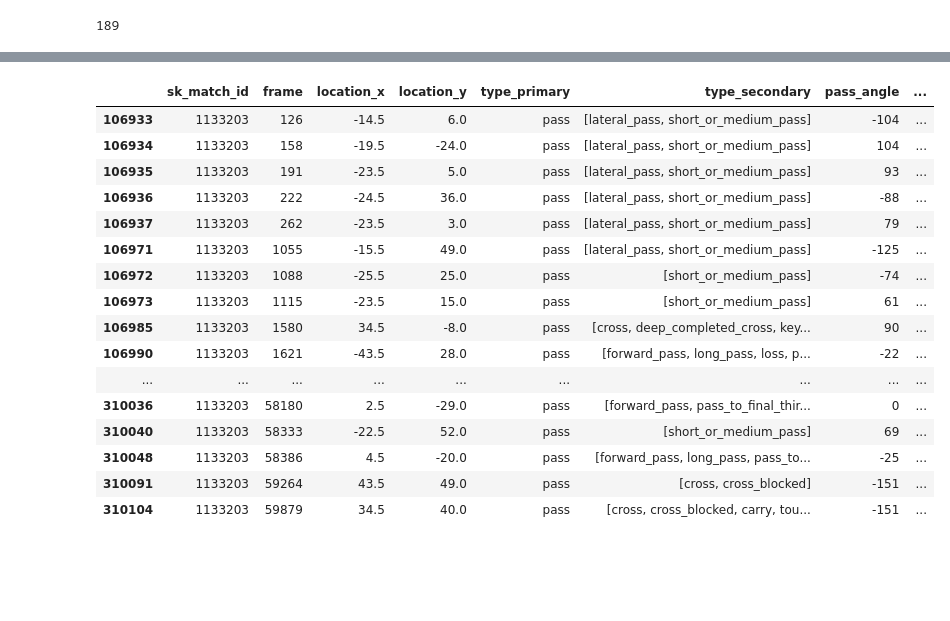
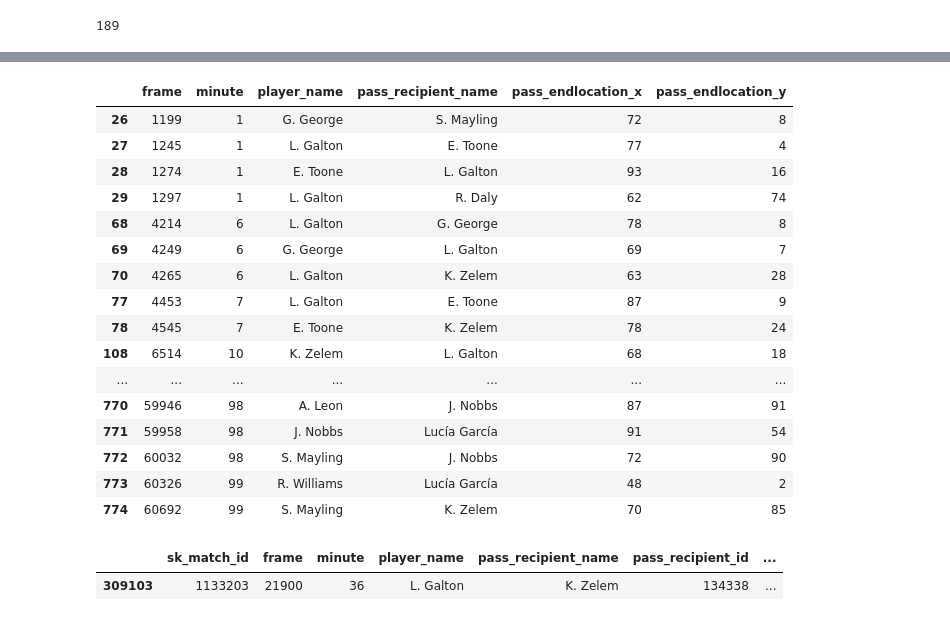
Before and after one commit to lorihe/ASI, a Jupyter notebook: segments.ipynb, the cells around one changed output, grey strips where cells are left out. Cells and saved outputs as stored; diff of their text form; code cells hidden in the pictures; blank space fills up the shorter version.

```diff
--- a/segments.ipynb
+++ b/segments.ipynb
@@ -63,11 +63,10 @@ len(NWSL_not_in_event)
 # %% [output]
 189
 # %%
-cols = ['sk_match_id', 'frame', 'location_x', 'location_y', 'type_primary',
-       'type_secondary', 'pass_angle',
-       'pass_endlocation_x', 'pass_endlocation_y','pass_recipient_name',
-       'pass_recipient_position', 'player_name','sk_player_id',
-       'player_position']
+cols = ['frame', 'minute', 'player_name', 'pass_recipient_name', 'pass_recipient_id',
+       'pass_recipient_position', 'sk_player_id', 'pass_angle','type_primary', 'type_secondary', 'location_x', 'location_y', 'pass_accurate',
+       'pass_endlocation_x', 'pass_endlocation_y', 'player_position', 'sk_match_id',
+       'possession_team_name', 'possession_types']
 # %%
 FA_match_ids = FA_in_event
 # %%
@@ -89,4 +111,4 @@ match_data = load_json_file(rf'data/FA/match/{match_id}.json')
 home_p_ids = [p['id'] for p in match_data['players'] if p['team_id'] == home_id]
 away_p_ids = [p['id'] for p in match_data['players'] if p['team_id'] == away_id]
 # %%
-match_event_df = events_df[(events_df['sk_match_id'] == match_id) & (events_df['type_primary'] == 'pass')]
+match_event_df = events_df[(events_df['sk_match_id'] == match_id) & (events_df['type_primary'] == 'pass')].reset_index(drop = True)
@@ -102,9 +115,10 @@ match_event_df.head()
 # %%
-field_length = 105
-field_width = 68
+# field_length = 105
+# field_width = 68
 
-# Adjust coordinates to center [0, 0]
-match_event_df['pass_endlocation_x'] = match_event_df['pass_endlocation_x'] - field_length / 2
-match_event_df['pass_endlocation_y'] = match_event_df['pass_endlocation_y'] - field_width / 2
-match_event_df['location_x'] = match_event_df['location_x'] - field_length / 2
-match_event_df['location_y'] = match_event_df['location_y'] - field_width / 2
+# # Adjust coordinates to center [0, 0]
+# match_event_df['pass_endlocation_x'] =  match_event_df['pass_endlocation_x'] * field_length / 100 - field_length / 2
+# match_event_df['pass_endlocation_y'] =  field_width / 2 - match_event_df['pass_endlocation_y'] * field_width / 100
+
+# match_event_df['location_x'] =  match_event_df['location_x'] * field_length / 100 - field_length / 2
+# match_event_df['location_y'] =  field_width / 2 - match_event_df['location_y'] * field_width / 100
@@ -179,5 +161,6 @@ def is_wide_channel(row):
 # %%
-match_event_df['in_wide_channel'] = match_event_df.apply(is_wide_channel, axis=1)
+match_event_df['in_wide_channel'] = match_event_df.apply(
+    lambda row: True if row['pass_endlocation_x'] > 66 and (row['pass_endlocation_y'] > 80 or row['pass_endlocation_y'] < 20) and row['pass_recipient_id'] != 0 else False, axis = 1)
 # %%
 match_event_df.in_wide_channel.value_counts()
 # %% [output]
@@ -188,20 +181,32 @@ Name: count, dtype: int64
 # %%
-match_event_df[match_event_df['in_wide_channel'] == True]
+true_indices = match_event_df[match_event_df['in_wide_channel'] == True].index
+all_indices = true_indices.tolist() + (true_indices + 1).tolist()
+all_indices = list(set(all_indices))
+all_indices = [idx for idx in all_indices if idx < len(match_event_df)]
+result_df = match_event_df.loc[all_indices]
+result_df = result_df.sort_index()
+result_df[['frame', 'minute', 'player_name', 'pass_recipient_name',
+    'pass_endlocation_x', 'pass_endlocation_y']]
 # %% [output]
-|  | sk_match_id | frame | location_x | location_y | type_primary | type_secondary | pass_angle | ... |
-| 106933 | 1133203 | 126 | -14.5 | 6.0 | pass | [lateral_pass, short_or_medium_pass] | -104 | ... |
-| 106934 | 1133203 | 158 | -19.5 | -24.0 | pass | [lateral_pass, short_or_medium_pass] | 104 | ... |
-| 106935 | 1133203 | 191 | -23.5 | 5.0 | pass | [lateral_pass, short_or_medium_pass] | 93 | ... |
-| 106936 | 1133203 | 222 | -24.5 | 36.0 | pass | [lateral_pass, short_or_medium_pass] | -88 | ... |
-| 106937 | 1133203 | 262 | -23.5 | 3.0 | pass | [lateral_pass, short_or_medium_pass] | 79 | ... |
-| 106971 | 1133203 | 1055 | -15.5 | 49.0 | pass | [lateral_pass, short_or_medium_pass] | -125 | ... |
-| 106972 | 1133203 | 1088 | -25.5 | 25.0 | pass | [short_or_medium_pass] | -74 | ... |
-| 106973 | 1133203 | 1115 | -23.5 | 15.0 | pass | [short_or_medium_pass] | 61 | ... |
-| 106985 | 1133203 | 1580 | 34.5 | -8.0 | pass | [cross, deep_completed_cross, key... | 90 | ... |
-| 106990 | 1133203 | 1621 | -43.5 | 28.0 | pass | [forward_pass, long_pass, loss, p... | -22 | ... |
-| ... | ... | ... | ... | ... | ... | ... | ... | ... |
-| 310036 | 1133203 | 58180 | 2.5 | -29.0 | pass | [forward_pass, pass_to_final_thir... | 0 | ... |
-| 310040 | 1133203 | 58333 | -22.5 | 52.0 | pass | [short_or_medium_pass] | 69 | ... |
-| 310048 | 1133203 | 58386 | 4.5 | -20.0 | pass | [forward_pass, long_pass, pass_to... | -25 | ... |
-| 310091 | 1133203 | 59264 | 43.5 | 49.0 | pass | [cross, cross_blocked] | -151 | ... |
-| 310104 | 1133203 | 59879 | 34.5 | 40.0 | pass | [cross, cross_blocked, carry, tou... | -151 | ... |
+|  | frame | minute | player_name | pass_recipient_name | pass_endlocation_x | pass_endlocation_y |
+| 26 | 1199 | 1 | G. George | S. Mayling | 72 | 8 |
+| 27 | 1245 | 1 | L. Galton | E. Toone | 77 | 4 |
+| 28 | 1274 | 1 | E. Toone | L. Galton | 93 | 16 |
+| 29 | 1297 | 1 | L. Galton | R. Daly | 62 | 74 |
+| 68 | 4214 | 6 | L. Galton | G. George | 78 | 8 |
+| 69 | 4249 | 6 | G. George | L. Galton | 69 | 7 |
+| 70 | 4265 | 6 | L. Galton | K. Zelem | 63 | 28 |
+| 77 | 4453 | 7 | L. Galton | E. Toone | 87 | 9 |
+| 78 | 4545 | 7 | E. Toone | K. Zelem | 78 | 24 |
+| 108 | 6514 | 10 | K. Zelem | L. Galton | 68 | 18 |
+| ... | ... | ... | ... | ... | ... | ... |
+| 770 | 59946 | 98 | A. Leon | J. Nobbs | 87 | 91 |
+| 771 | 59958 | 98 | J. Nobbs | Lucía García | 91 | 54 |
+| 772 | 60032 | 98 | S. Mayling | J. Nobbs | 72 | 90 |
+| 773 | 60326 | 99 | R. Williams | Lucía García | 48 | 2 |
+| 774 | 60692 | 99 | S. Mayling | K. Zelem | 70 | 85 |
+# %%
+match_event_df[match_event_df['frame'] == 21900]
+# %% [output]
+|  | sk_match_id | frame | minute | player_name | pass_recipient_name | pass_recipient_id | ... |
+| 309103 | 1133203 | 21900 | 36 | L. Galton | K. Zelem | 134338 | ... |
```
Also changed, not shown: parts of 17 cells of this notebook, 3 other files.
